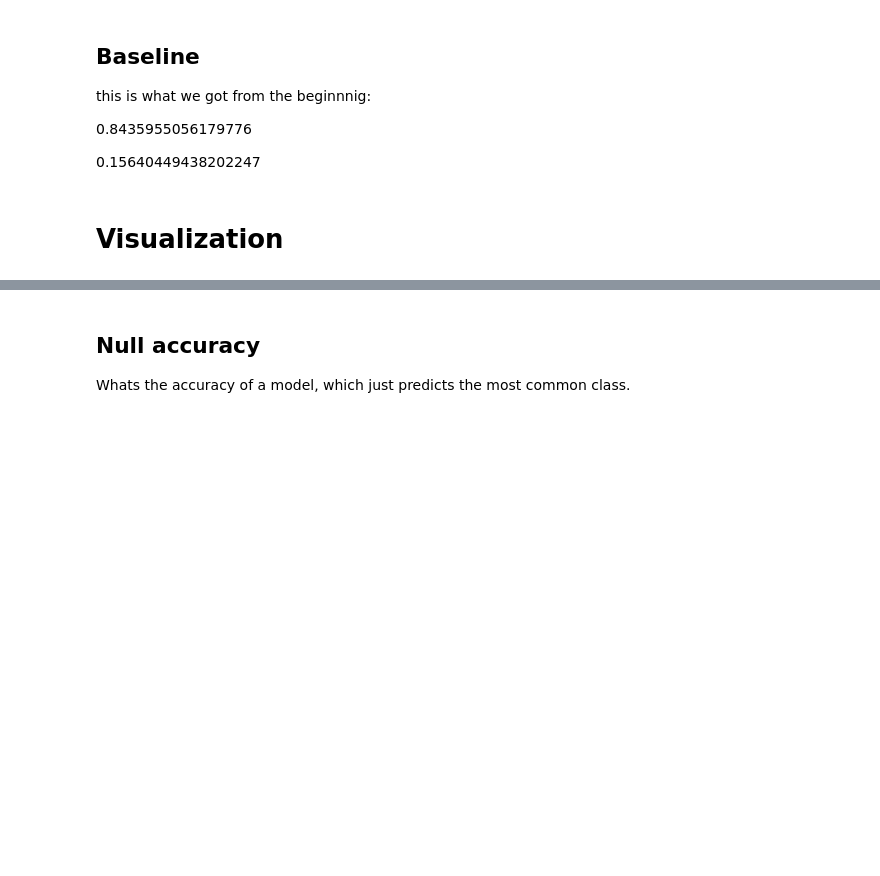
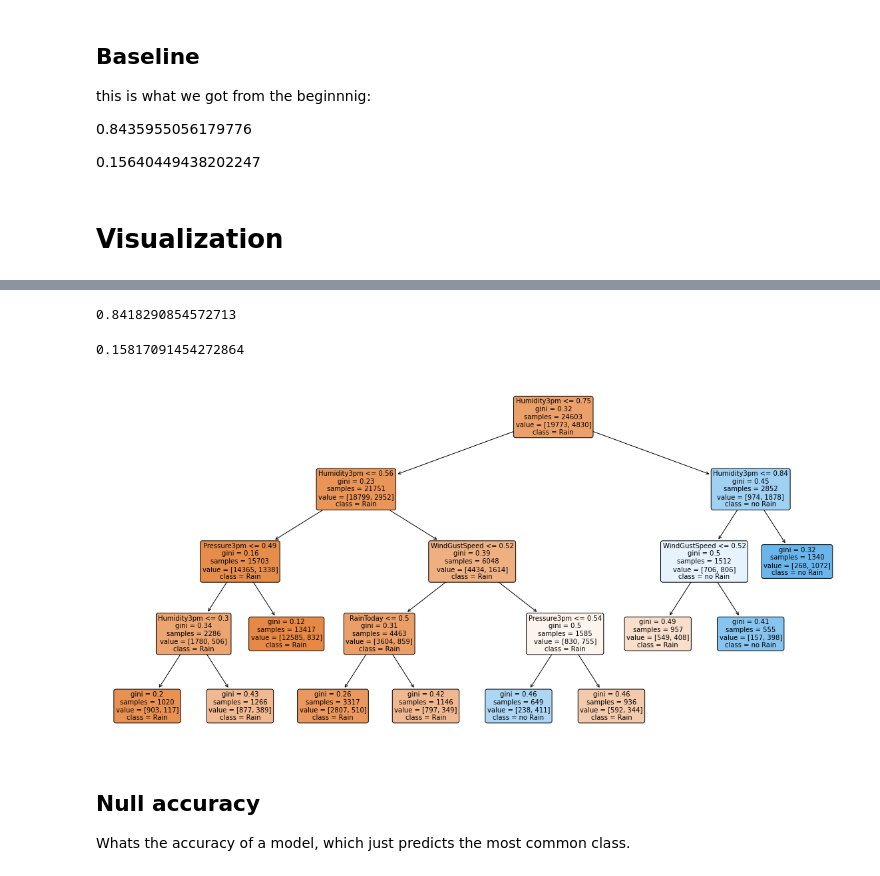
Before and after one commit to tobirohrer/data-mining, a Jupyter notebook: Tobi/Booklet1.ipynb, the cells around one changed output, grey strips where cells are left out. Drawn from its saved outputs; the diff is of its cells as text; code cells hidden in the pictures; blank space fills up the shorter version.

```diff
--- a/Tobi/Booklet1.ipynb
+++ b/Tobi/Booklet1.ipynb
@@ -311,3 +362,29 @@ graphviz.Source(tree_graph)
+# %%
+# Tamara
+# change max_leaf_nodes
+model3 = tree.DecisionTreeClassifier(max_leaf_nodes=10)
+
+model3.fit(X_train[selected_columns], y_train)
+
+# Tamara
+test_predictions3 = model3.predict(X_test[selected_columns]).round().astype(int)
+print(accuracy_score(y_test, test_predictions3))
+mean_absolute_error(y_test, test_predictions3)
+# %% [output]
+0.8418290854572713
+0.15817091454272864
+# %%
+# Tamara
+fig, ax = plt.subplots(figsize = (20,10))
+tree.plot_tree(model3, ax=ax,
+               feature_names=selected_columns,
+               class_names= ["Rain", "no Rain"],
+               filled = True,
+               rounded = True,
+               precision = 2,
+               fontsize = 10);
+# %% [output]
+[figure, added]
 # %% [markdown]
 ## Null accuracy
 Whats the accuracy of a model, which just predicts the most common class.
```
Also changed, not shown: parts of 10 cells of this notebook, 10 other files.
